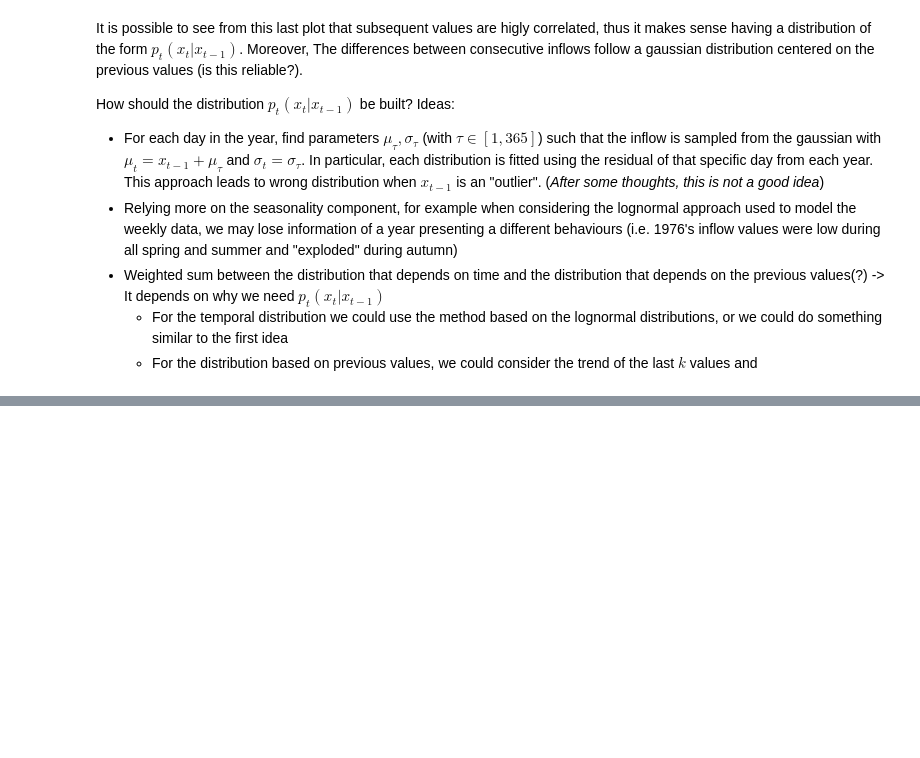
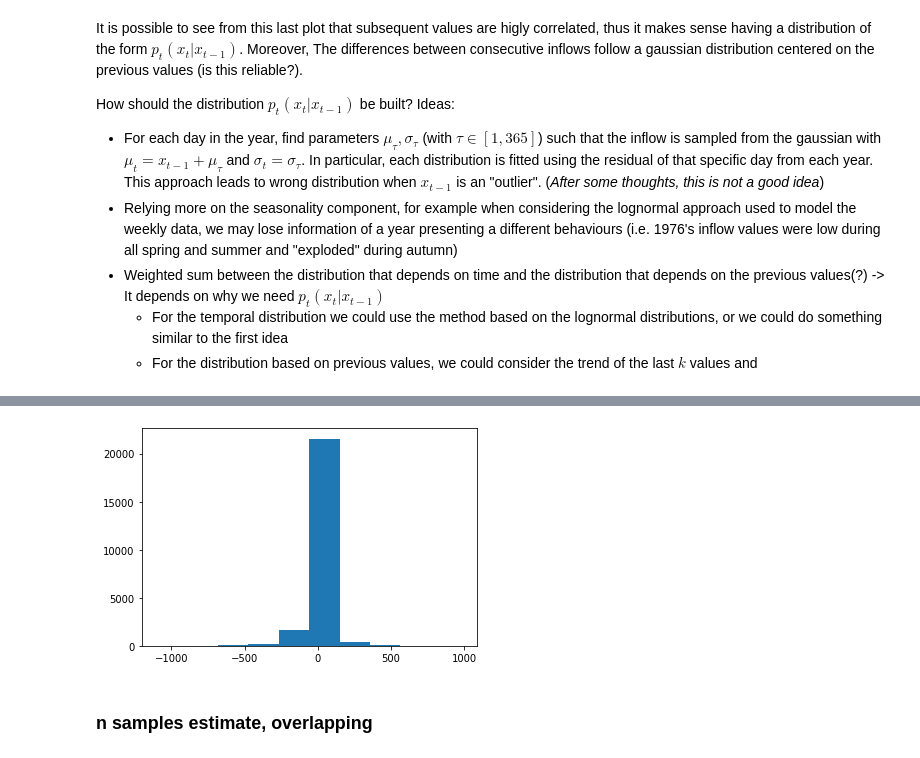
Before and after one commit to francescovidaich964/Como_lake, a Jupyter notebook: Como_lake_daily_data.ipynb, the cells around one changed output, grey strips where cells are left out. Drawn from its saved outputs; the diff is of its cells as text; code cells hidden in the pictures; blank space fills up the shorter version.

Commit message:
test wasserstein distance

```diff
--- a/Como_lake_daily_data.ipynb
+++ b/Como_lake_daily_data.ipynb
@@ -147,0 +138,13 @@ How should the distribution $p_t(x_t|x_{t-1})$ be built? Ideas:
+# %%
+import matplotlib.pyplot as plt
+import pandas as pd
+import numpy as np
+import datetime
+import os
+from scipy.stats import wasserstein_distance
+
+
+# Import the dataset
+df = pd.read_csv('data/como_data_1946_2011.txt', sep="  ", engine='python')
+df['date'] = pd.to_datetime(df[["year", "month", "day"]])
+df
@@ -147,0 +167,6 @@ How should the distribution $p_t(x_t|x_{t-1})$ be built? Ideas:
+# %%
+inflow = df['inflow'].values
+W = inflow[:-1] - inflow[1:]
+print('Maximum wasserstein distance with one sample: {}'.format(np.max(np.abs(W))))
+idx_max = np.argmax(np.abs(W))
+df.loc[idx_max:idx_max+1]
@@ -147,0 +178,7 @@ How should the distribution $p_t(x_t|x_{t-1})$ be built? Ideas:
+# %%
+plt.hist(W)
+plt.show()
+# %% [output]
+[figure, added]
+# %% [markdown]
+### n samples estimate, overlapping
```
Also changed, not shown: parts of 10 cells of this notebook.
